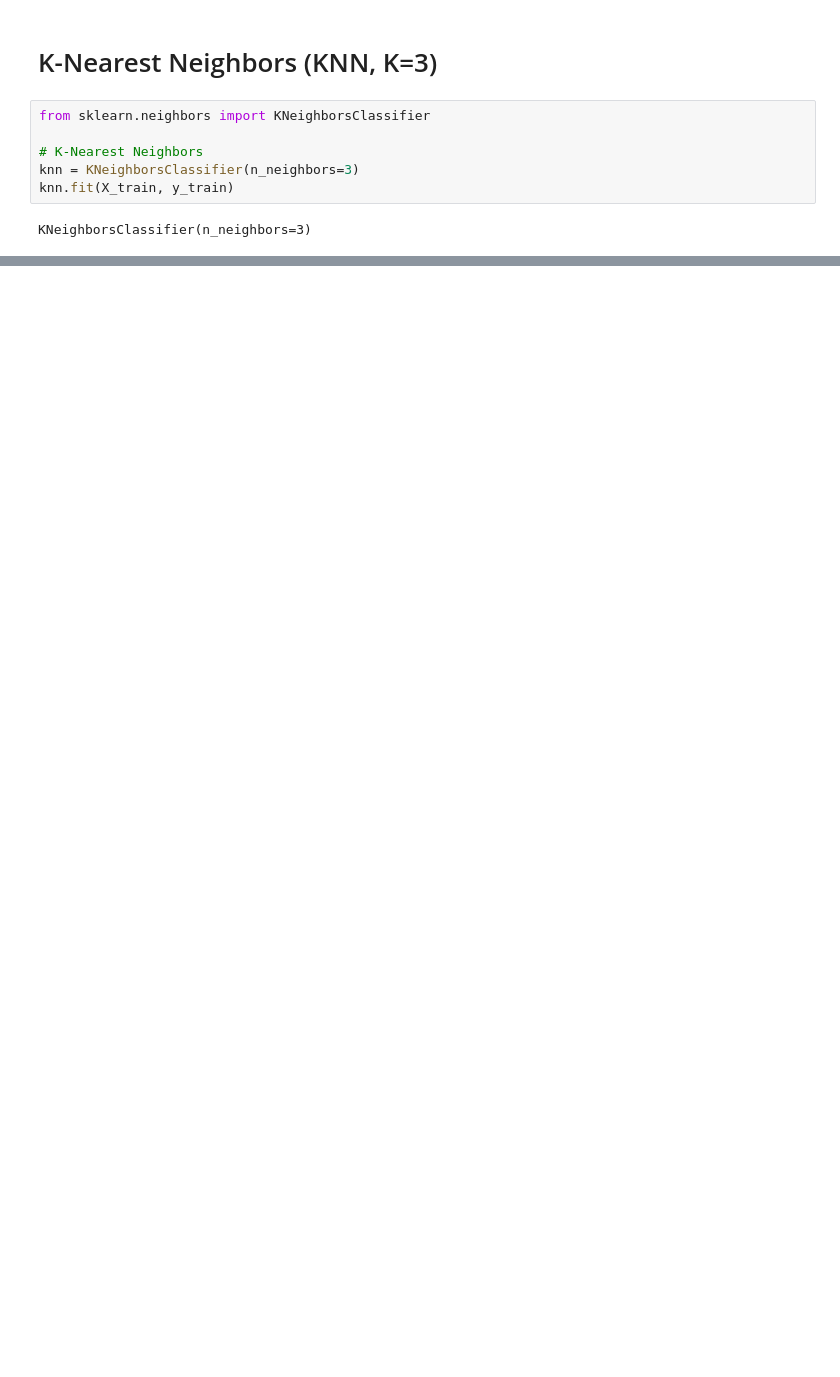
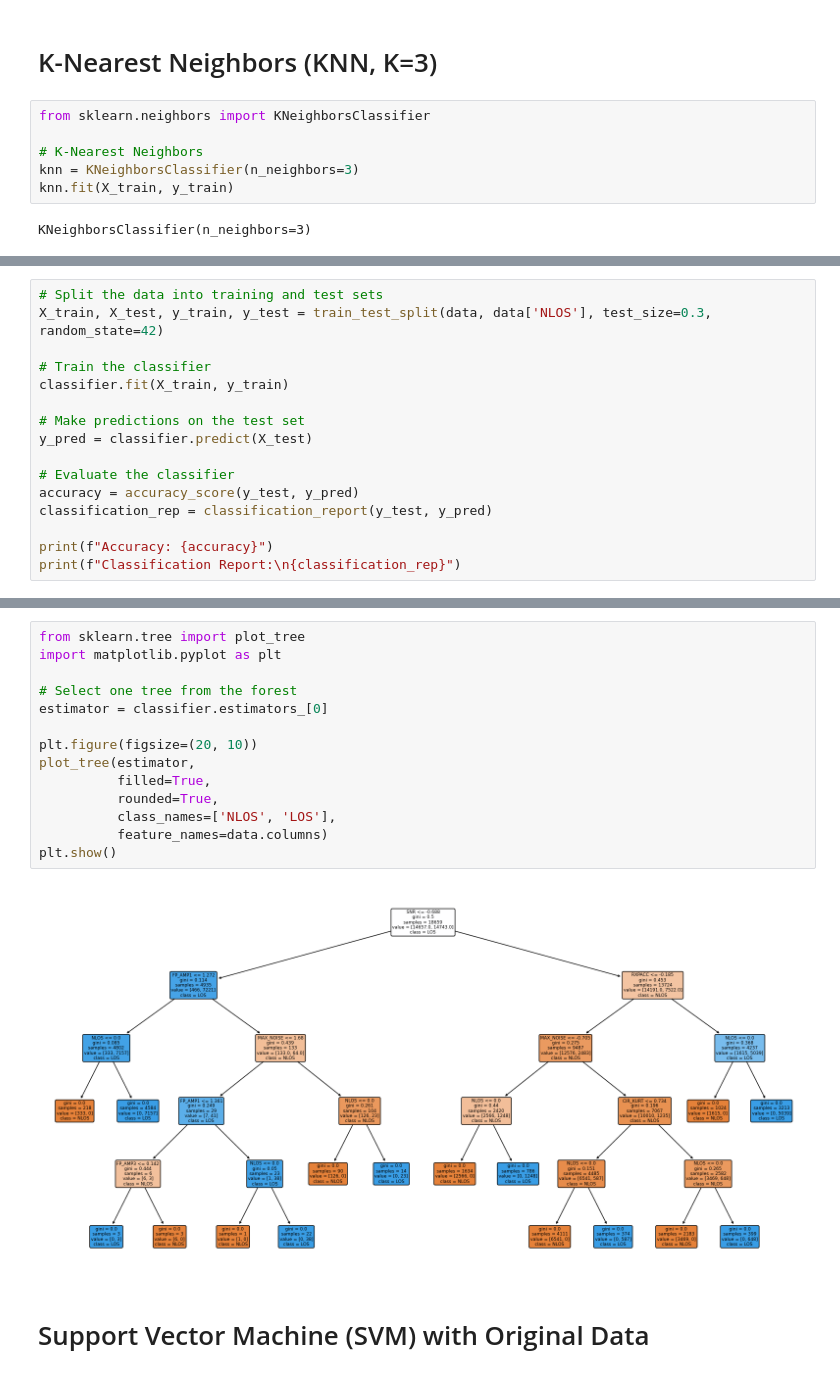
Before and after one commit to Devoalda/CSC3105_Project, a Jupyter notebook: Project.ipynb, the cells around one changed output, grey strips where cells are left out. Cells and saved outputs as stored; diff of their text form; blank space fills up the shorter version.

Commit message:
Updated Data Cleaning

```diff
--- a/Project.ipynb
+++ b/Project.ipynb
@@ -325,0 +410,16 @@ Accuracy of K-Nearest Neighbors: 0.6798412698412698
+# %%
+# Split the data into training and test sets
+X_train, X_test, y_train, y_test = train_test_split(data, data['NLOS'], test_size=0.3, random_state=42)
+
+# Train the classifier
+classifier.fit(X_train, y_train)
+
+# Make predictions on the test set
+y_pred = classifier.predict(X_test)
+
+# Evaluate the classifier
+accuracy = accuracy_score(y_test, y_pred)
+classification_rep = classification_report(y_test, y_pred)
+
+print(f"Accuracy: {accuracy}")
+print(f"Classification Report:\n{classification_rep}")
@@ -325,0 +437,18 @@ Accuracy of K-Nearest Neighbors: 0.6798412698412698
+# %%
+from sklearn.tree import plot_tree
+import matplotlib.pyplot as plt
+
+# Select one tree from the forest
+estimator = classifier.estimators_[0]
+
+plt.figure(figsize=(20, 10))
+plot_tree(estimator,
+          filled=True,
+          rounded=True,
+          class_names=['NLOS', 'LOS'],
+          feature_names=data.columns)
+plt.show()
+# %% [output]
+[figure, added]
+# %% [markdown]
+# Support Vector Machine (SVM) with Original Data
```
Also changed, not shown: parts of 23 cells of this notebook.
